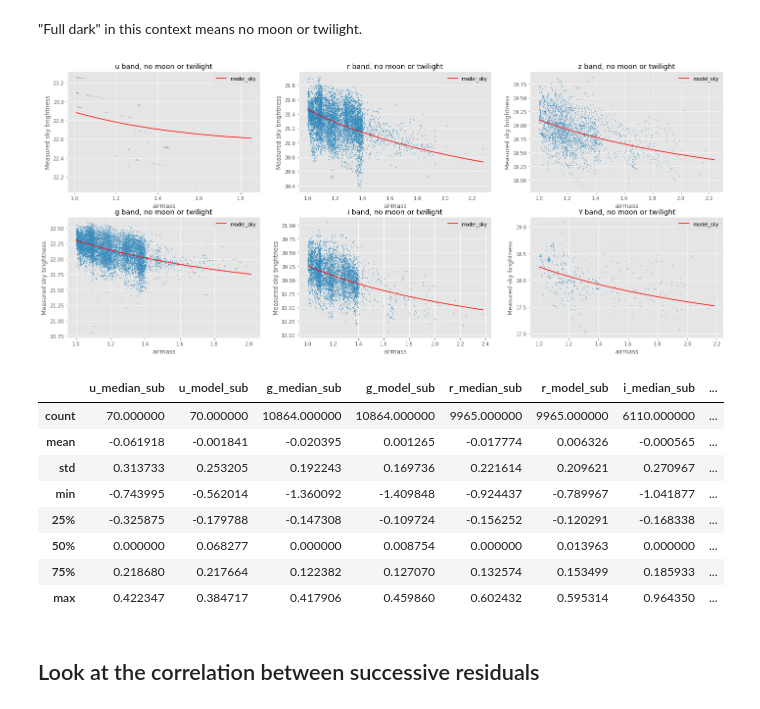
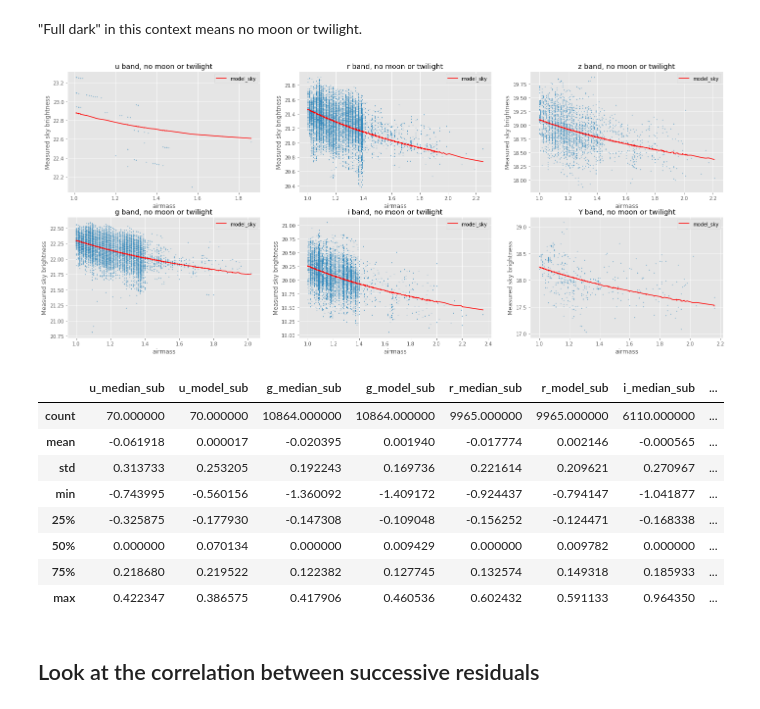
Before and after one commit to ehneilsen/skybright, a Jupyter notebook: doc/skybright.ipynb, the cells around one changed output. Saved outputs shown, nothing was run; the diff lists cells and outputs as text; code cells hidden in the pictures.

```diff
--- a/doc/skybright.ipynb
+++ b/doc/skybright.ipynb
@@ -176,7 +187,7 @@ longitude = model_config.getfloat("Observatory Position", "longitude")
 latitude = model_config.getfloat("Observatory Position", "latitude")
 bands = model_config.get("sky", "filters").split()
 # %%
-sky = np.vectorize(MoonSkyModel(model_config))
+sky = MoonSkyModel(model_config)
 # %% [markdown]
 Actually calculate the modeled values:
 # %%
@@ -190,8 +200,0 @@ Add additional parameters to the `DataFrame` so we can compare them with differe
-# %%
-%%time
-dm_sky['sun_zd'] = np.vectorize(skybright.body_zd)('sun', latitude, longitude, dm_sky.MJD)
-dm_sky['moon_zd'] = np.vectorize(skybright.body_zd)('moon', latitude, longitude, dm_sky.MJD)
-dm_sky['moon_brightness'] = np.vectorize(skybright.moon_brightness)(dm_sky.MJD)
-dm_sky['lst'] = np.degrees(np.vectorize(skybright.gmst_rad)(dm_sky.MJD) + np.radians(longitude))
-dm_sky['ha'] = dm_sky.lst - dm_sky.TELRA
-dm_sky['airmass'] = np.vectorize(skybright.airmass_rad)(np.vectorize(skybright.zd_rad)(np.radians(dm_sky.ha), np.radians(dm_sky.TELDEC), np.radians(latitude)))
@@ -200,0 +201,13 @@ Wall time: 11.1 s
+# %%
+def body_zd(body_idx, mjd, longitude, latitude):
+    lat_rad, long_rad = np.radians(latitude), np.radians(longitude)
+    lst = gmst(mjd) + long_rad
+    ra, decl, diam = rdplan(mjd, body_idx, long_rad, lat_rad)
+    ha = lst - ra
+    zd = calc_zd(lat_rad, ha, decl)
+    zd_deg = np.degrees(zd)
+    return zd_deg
+# %%
+%%time
+dm_sky['sun_zd'] = body_zd(0, dm_sky.MJD, longitude, latitude)
+dm_sky['moon_zd'] = body_zd(3, dm_sky.MJD, longitude, latitude)
@@ -271,17 +287,18 @@ summary_df
 # %%
 with mpl.rc_context(rc={'figure.figsize': (3*8, 2*5)}):
     fig, axes = plt.subplots(2, 3)
     for i, band in enumerate(bands):
         ax = axes[i%2, i/2]
         ax.set_title("%s band, no moon or twilight" % band)
 
         df = dm_sky.query('BAND == "%s" and sun_zd>108 and moon_zd>108' % band)
-        df.plot.scatter('airmass', 'SKYMAG', s=1, ax=ax)
-        df.sort_values('airmass').plot('airmass', 'model_sky', c='r', ax=ax)
+        df.plot.scatter('AIRMASS', 'SKYMAG', s=1, ax=ax)
+        df.sort_values('AIRMASS').plot('AIRMASS', 'model_sky', c='r', ax=ax)
 
         ax.set_ylabel("Measured sky brightness")
+        ax.set_xlabel("airmass")
 # %% [output]
-[figure, old version]
+[figure, new version]
 # %%
 summary_df = pd.DataFrame()
 for band in bands:
@@ -292,13 +309,13 @@ summary_df
 # %% [output]
 |  | u_median_sub | u_model_sub | g_median_sub | g_model_sub | r_median_sub | r_model_sub | i_median_sub | ... |
 | count | 70.000000 | 70.000000 | 10864.000000 | 10864.000000 | 9965.000000 | 9965.000000 | 6110.000000 | ... |
-| mean | -0.061918 | -0.001841 | -0.020395 | 0.001265 | -0.017774 | 0.006326 | -0.000565 | ... |
+| mean | -0.061918 | 0.000017 | -0.020395 | 0.001940 | -0.017774 | 0.002146 | -0.000565 | ... |
 | std | 0.313733 | 0.253205 | 0.192243 | 0.169736 | 0.221614 | 0.209621 | 0.270967 | ... |
-| min | -0.743995 | -0.562014 | -1.360092 | -1.409848 | -0.924437 | -0.789967 | -1.041877 | ... |
-| 25% | -0.325875 | -0.179788 | -0.147308 | -0.109724 | -0.156252 | -0.120291 | -0.168338 | ... |
-| 50% | 0.000000 | 0.068277 | 0.000000 | 0.008754 | 0.000000 | 0.013963 | 0.000000 | ... |
-| 75% | 0.218680 | 0.217664 | 0.122382 | 0.127070 | 0.132574 | 0.153499 | 0.185933 | ... |
-| max | 0.422347 | 0.384717 | 0.417906 | 0.459860 | 0.602432 | 0.595314 | 0.964350 | ... |
+| min | -0.743995 | -0.560156 | -1.360092 | -1.409172 | -0.924437 | -0.794147 | -1.041877 | ... |
+| 25% | -0.325875 | -0.177930 | -0.147308 | -0.109048 | -0.156252 | -0.124471 | -0.168338 | ... |
+| 50% | 0.000000 | 0.070134 | 0.000000 | 0.009429 | 0.000000 | 0.009782 | 0.000000 | ... |
+| 75% | 0.218680 | 0.219522 | 0.122382 | 0.127745 | 0.132574 | 0.149318 | 0.185933 | ... |
+| max | 0.422347 | 0.386575 | 0.417906 | 0.460536 | 0.602432 | 0.591133 | 0.964350 | ... |
 # %% [markdown]
 ## Look at the correlation between successive residuals
 # %% [markdown]
```
Also changed, not shown: parts of 13 cells of this notebook, 4 other files.
